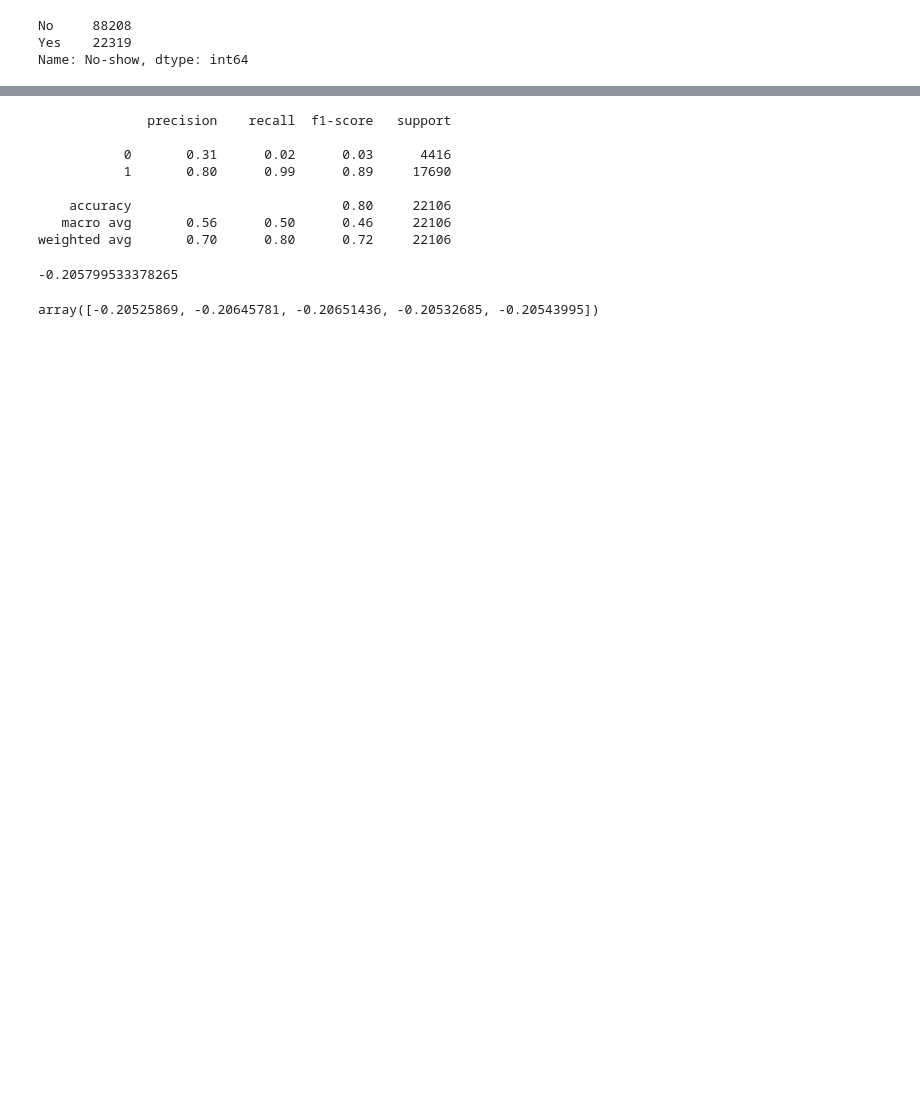
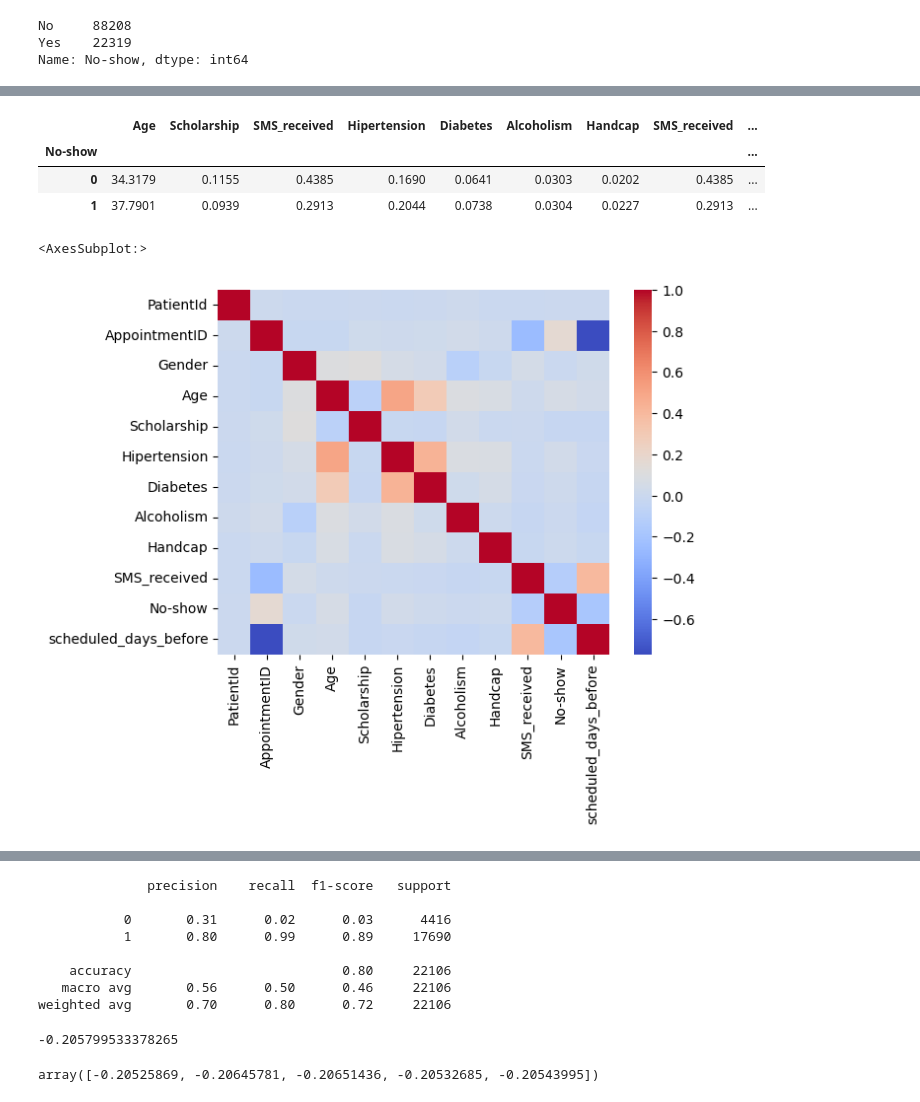
Before and after one commit to tammybenamitay/noshows, a Jupyter notebook: noshows.ipynb, the cells around one changed output, grey strips where cells are left out. Cells and saved outputs as stored; diff of their text form; code cells hidden in the pictures; blank space fills up the shorter version.

```diff
--- a/noshows.ipynb
+++ b/noshows.ipynb
@@ -114,4 +91,6 @@ Name: No-show, dtype: int64
 # %%
+df = orig
+
 df["No-show"] = df["No-show"].map({"Yes":0, "No": 1})
 df["Gender"] = df["Gender"].map({"M":0, "F": 1})
 # %%
@@ -128,0 +110,2 @@ df.head(3)
+# %%
+df = df[df["ScheduledDay"] <= df["AppointmentDay"]]
@@ -128,0 +145,12 @@ df.head(3)
+# %%
+df.groupby("No-show")["Age", "Scholarship", "SMS_received","Hipertension","Diabetes","Alcoholism","Handcap","SMS_received","scheduled_days_before"].mean()
+# %% [output]
+|  | Age | Scholarship | SMS_received | Hipertension | Diabetes | Alcoholism | Handcap | SMS_received | ... |
+| No-show |  |  |  |  |  |  |  |  | ... |
+| 0 | 34.3179 | 0.1155 | 0.4385 | 0.1690 | 0.0641 | 0.0303 | 0.0202 | 0.4385 | ... |
+| 1 | 37.7901 | 0.0939 | 0.2913 | 0.2044 | 0.0738 | 0.0304 | 0.0227 | 0.2913 | ... |
+# %%
+sns.heatmap(df.corr(), cmap="coolwarm")
+# %% [output]
+<AxesSubplot:>
+[figure, added]
```
Also changed, not shown: parts of 40 cells of this notebook.
